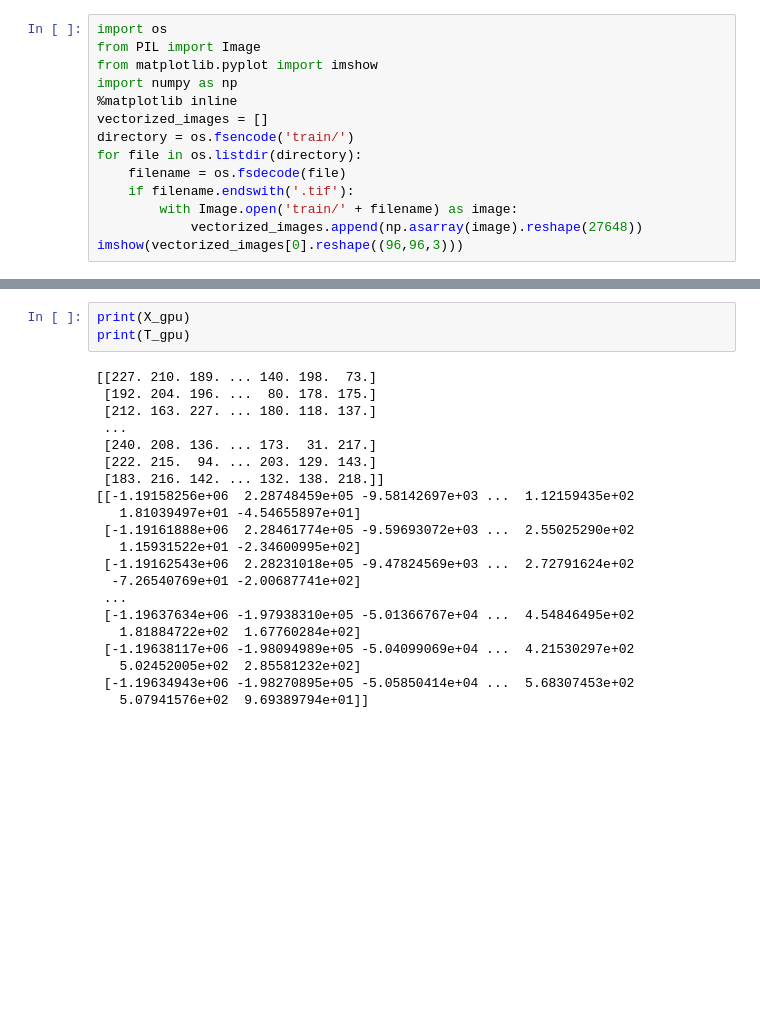
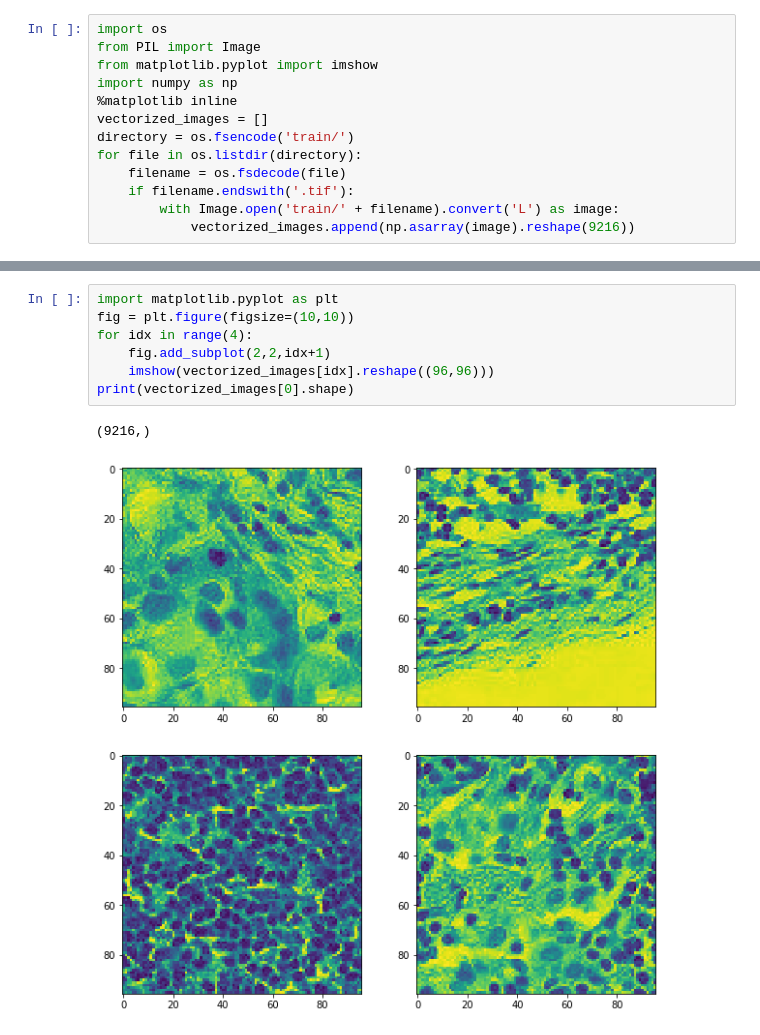
Before and after one commit to rasimon22/CSE7324, a Jupyter notebook: Lab2/Lab2.ipynb, the cells around one changed output, grey strips where cells are left out. Saved outputs shown, nothing was run; the diff lists cells and outputs as text; blank space fills up the shorter version.

```diff
--- a/Lab2/Lab2.ipynb
+++ b/Lab2/Lab2.ipynb
@@ -9,6 +9,5 @@ directory = os.fsencode('train/')
 for file in os.listdir(directory):
     filename = os.fsdecode(file)
     if filename.endswith('.tif'):
-        with Image.open('train/' + filename) as image:
-            vectorized_images.append(np.asarray(image).reshape(27648))
-imshow(vectorized_images[0].reshape((96,96,3)))
+        with Image.open('train/' + filename).convert('L') as image:
+            vectorized_images.append(np.asarray(image).reshape(9216))
@@ -45,24 +14,10 @@ Wall time: 2.86 µs
-# %%
-print(X_gpu)
-print(T_gpu)
-# %% [output]
-[[227. 210. 189. ... 140. 198.  73.]
- [192. 204. 196. ...  80. 178. 175.]
- [212. 163. 227. ... 180. 118. 137.]
- ...
- [240. 208. 136. ... 173.  31. 217.]
- [222. 215.  94. ... 203. 129. 143.]
- [183. 216. 142. ... 132. 138. 218.]]
-[[-1.19158256e+06  2.28748459e+05 -9.58142697e+03 ...  1.12159435e+02
-   1.81039497e+01 -4.54655897e+01]
- [-1.19161888e+06  2.28461774e+05 -9.59693072e+03 ...  2.55025290e+02
-   1.15931522e+01 -2.34600995e+02]
- [-1.19162543e+06  2.28231018e+05 -9.47824569e+03 ...  2.72791624e+02
-  -7.26540769e+01 -2.00687741e+02]
- ...
- [-1.19637634e+06 -1.97938310e+05 -5.01366767e+04 ...  4.54846495e+02
-   1.81884722e+02  1.67760284e+02]
- [-1.19638117e+06 -1.98094989e+05 -5.04099069e+04 ...  4.21530297e+02
-   5.02452005e+02  2.85581232e+02]
- [-1.19634943e+06 -1.98270895e+05 -5.05850414e+04 ...  5.68307453e+02
-   5.07941576e+02  9.69389794e+01]]
+# %%
+import matplotlib.pyplot as plt
+fig = plt.figure(figsize=(10,10))
+for idx in range(4):
+    fig.add_subplot(2,2,idx+1)
+    imshow(vectorized_images[idx].reshape((96,96)))
+print(vectorized_images[0].shape)
+# %% [output]
+(9216,)
+[figure, added]
```
Also changed, not shown: parts of 11 cells of this notebook.
